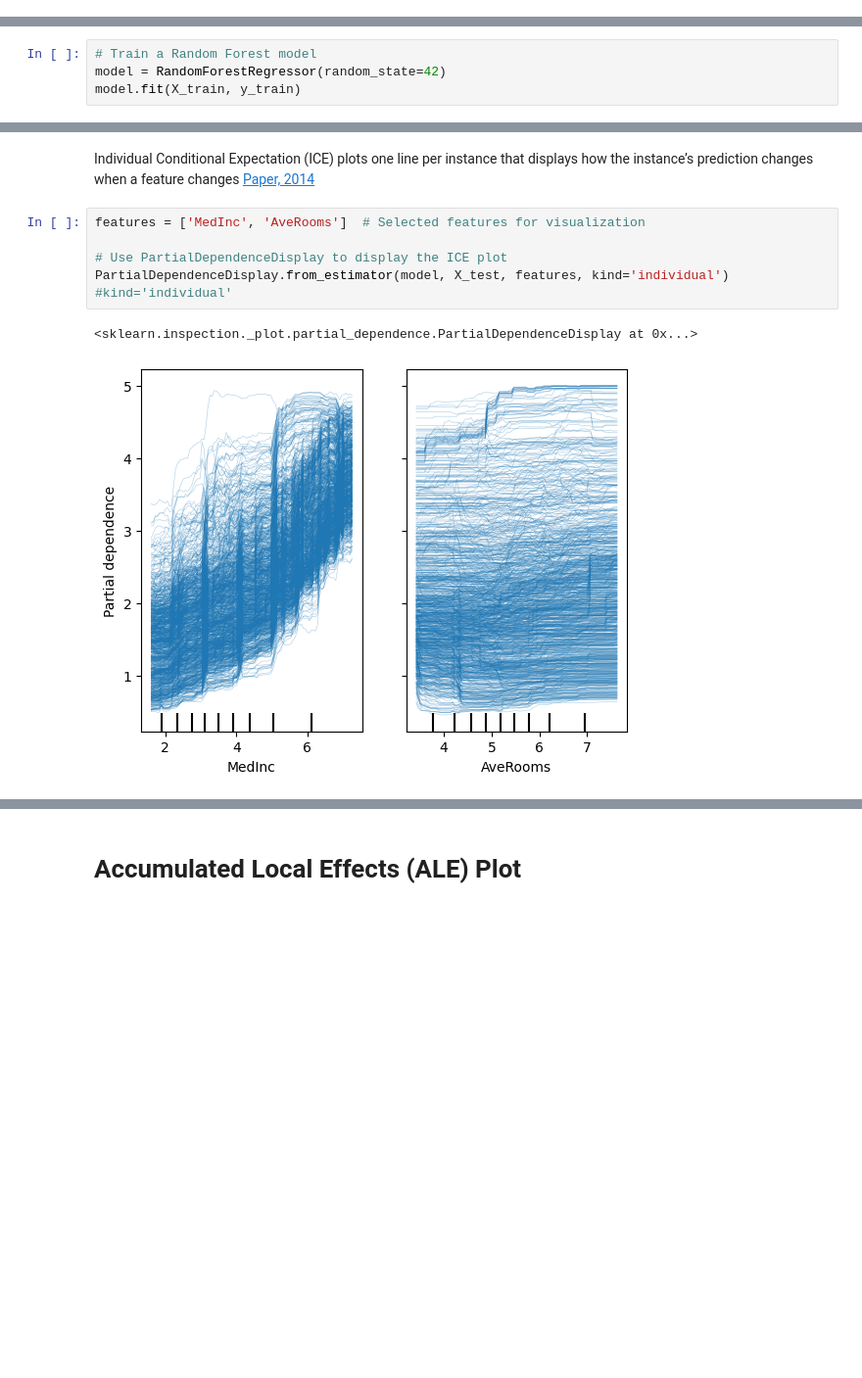
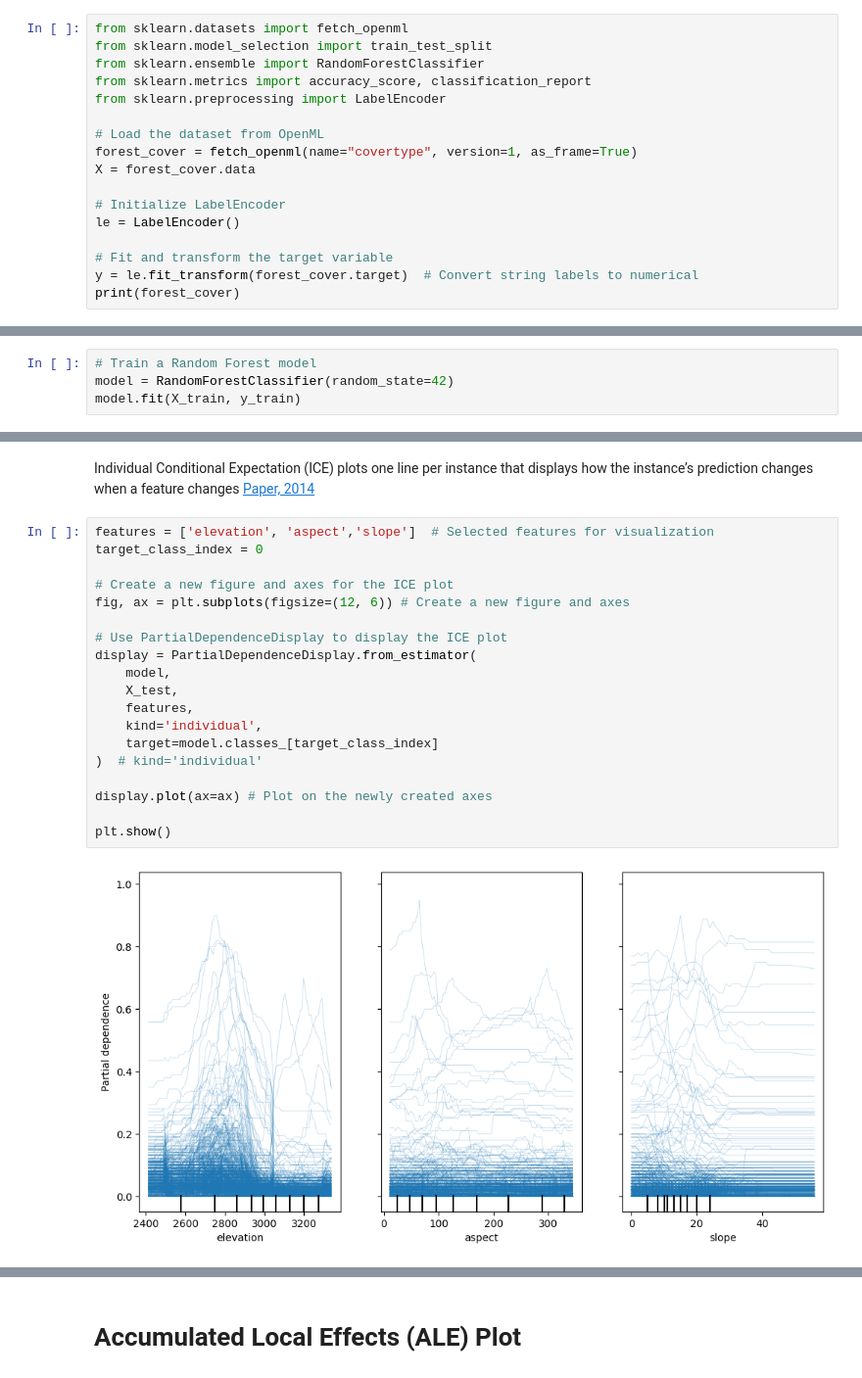
Before and after one commit to aiyufan3/Explainability-in-Random-Forest-Models-Feature, a Jupyter notebook: AIPI_Assignment_6.ipynb, the cells around one changed output, grey strips where cells are left out. Shown at 98% size. Drawn from its saved outputs; the diff is of its cells as text; blank space fills up the shorter version.

```diff
--- a/AIPI_Assignment_6.ipynb
+++ b/AIPI_Assignment_6.ipynb
@@ -67,0 +65,17 @@ y = data.target
+# %%
+from sklearn.datasets import fetch_openml
+from sklearn.model_selection import train_test_split
+from sklearn.ensemble import RandomForestClassifier
+from sklearn.metrics import accuracy_score, classification_report
+from sklearn.preprocessing import LabelEncoder
+
+# Load the dataset from OpenML
+forest_cover = fetch_openml(name="covertype", version=1, as_frame=True)
+X = forest_cover.data
+
+# Initialize LabelEncoder
+le = LabelEncoder()
+
+# Fit and transform the target variable
+y = le.fit_transform(forest_cover.target)  # Convert string labels to numerical
+print(forest_cover)
@@ -67,0 +103,4 @@ y = data.target
+# %%
+# Train a Random Forest model
+model = RandomForestClassifier(random_state=42)
+model.fit(X_train, y_train)
@@ -71,4 +134,0 @@ X_train, X_test, y_train, y_test = train_test_split(X, y, test_size=0.2, random_
-# %%
-# Train a Random Forest model
-model = RandomForestRegressor(random_state=42)
-model.fit(X_train, y_train)
@@ -150,10 +263,23 @@ plt.show()
 # %% [markdown]
 Individual Conditional Expectation (ICE) plots one line per instance that displays how the instance’s prediction changes when a feature changes [Paper, 2014](https://arxiv.org/pdf/1309.6392)
 # %%
-features = ['MedInc', 'AveRooms']  # Selected features for visualization
+features = ['elevation', 'aspect','slope']  # Selected features for visualization
+target_class_index = 0
+
+# Create a new figure and axes for the ICE plot
+fig, ax = plt.subplots(figsize=(12, 6)) # Create a new figure and axes
 
 # Use PartialDependenceDisplay to display the ICE plot
-PartialDependenceDisplay.from_estimator(model, X_test, features, kind='individual') #kind='individual'
+display = PartialDependenceDisplay.from_estimator(
+    model,
+    X_test,
+    features,
+    kind='individual',
+    target=model.classes_[target_class_index]
+)  # kind='individual'
+
+display.plot(ax=ax) # Plot on the newly created axes
+
+plt.show()
 # %% [output]
-<sklearn.inspection._plot.partial_dependence.PartialDependenceDisplay at 0x...>
-[figure, old version]
+[figure, new version]
```
Also changed, not shown: parts of 56 cells of this notebook.
